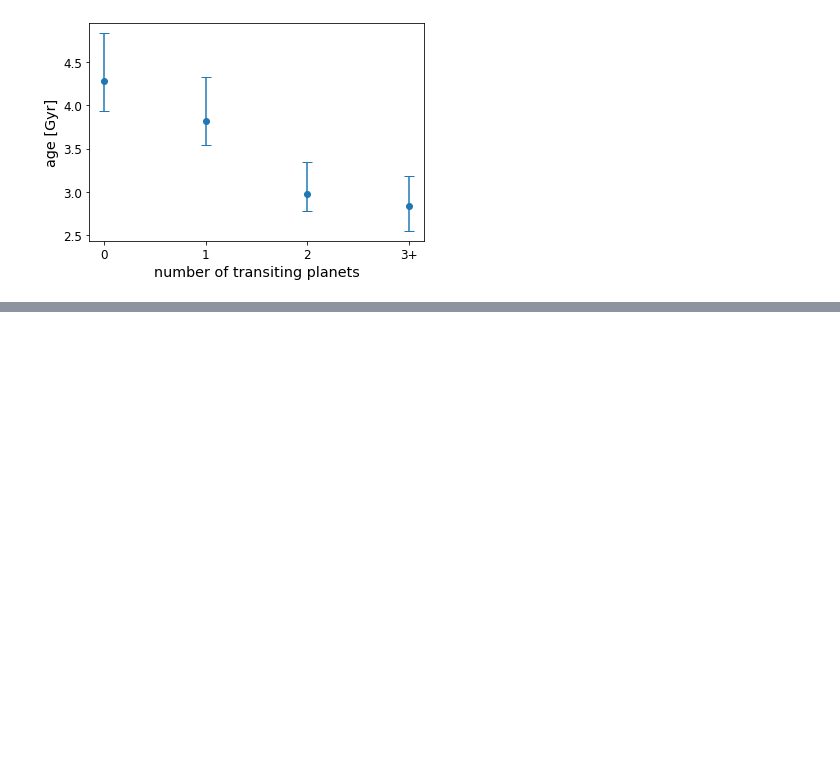
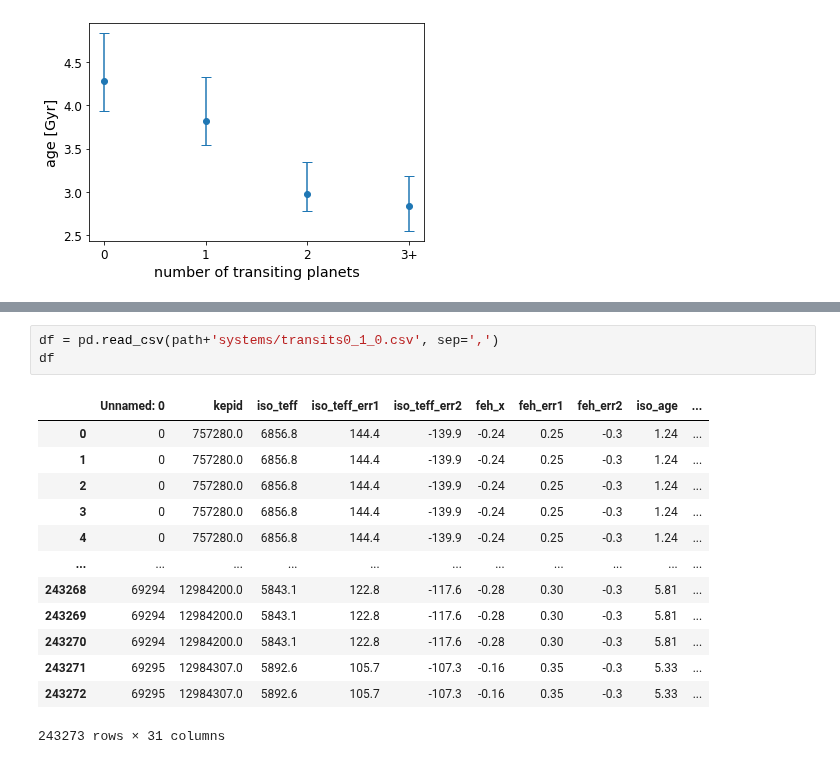
Before and after one commit to exoclam/mastrangelo, a Jupyter notebook: notebooks/analyze.ipynb, the cells around one changed output, grey strips where cells are left out. Cells and saved outputs as stored; diff of their text form; blank space fills up the shorter version.

```diff
--- a/notebooks/analyze.ipynb
+++ b/notebooks/analyze.ipynb
@@ -260,0 +282,17 @@ plt.show()
+# %%
+df = pd.read_csv(path+'systems/transits0_1_0.csv', sep=',')
+df
+# %% [output]
+|  | Unnamed: 0 | kepid | iso_teff | iso_teff_err1 | iso_teff_err2 | feh_x | feh_err1 | feh_err2 | iso_age | ... |
+| 0 | 0 | 757280.0 | 6856.8 | 144.4 | -139.9 | -0.24 | 0.25 | -0.3 | 1.24 | ... |
+| 1 | 0 | 757280.0 | 6856.8 | 144.4 | -139.9 | -0.24 | 0.25 | -0.3 | 1.24 | ... |
+| 2 | 0 | 757280.0 | 6856.8 | 144.4 | -139.9 | -0.24 | 0.25 | -0.3 | 1.24 | ... |
+| 3 | 0 | 757280.0 | 6856.8 | 144.4 | -139.9 | -0.24 | 0.25 | -0.3 | 1.24 | ... |
+| 4 | 0 | 757280.0 | 6856.8 | 144.4 | -139.9 | -0.24 | 0.25 | -0.3 | 1.24 | ... |
+| ... | ... | ... | ... | ... | ... | ... | ... | ... | ... | ... |
+| 243268 | 69294 | 12984200.0 | 5843.1 | 122.8 | -117.6 | -0.28 | 0.30 | -0.3 | 5.81 | ... |
+| 243269 | 69294 | 12984200.0 | 5843.1 | 122.8 | -117.6 | -0.28 | 0.30 | -0.3 | 5.81 | ... |
+| 243270 | 69294 | 12984200.0 | 5843.1 | 122.8 | -117.6 | -0.28 | 0.30 | -0.3 | 5.81 | ... |
+| 243271 | 69295 | 12984307.0 | 5892.6 | 105.7 | -107.3 | -0.16 | 0.35 | -0.3 | 5.33 | ... |
+| 243272 | 69295 | 12984307.0 | 5892.6 | 105.7 | -107.3 | -0.16 | 0.35 | -0.3 | 5.33 | ... |
+243273 rows × 31 columns
```
Also changed, not shown: parts of 5 cells of this notebook, 2 other files.
